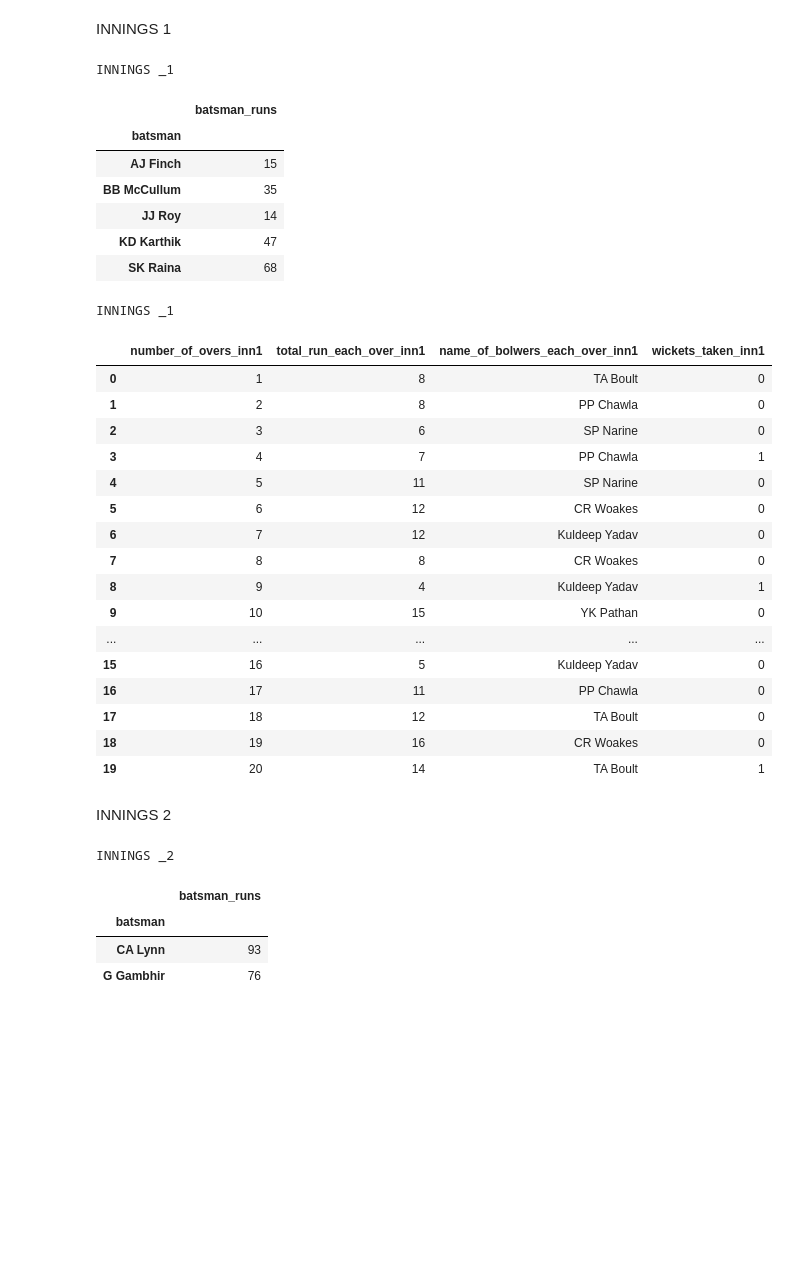
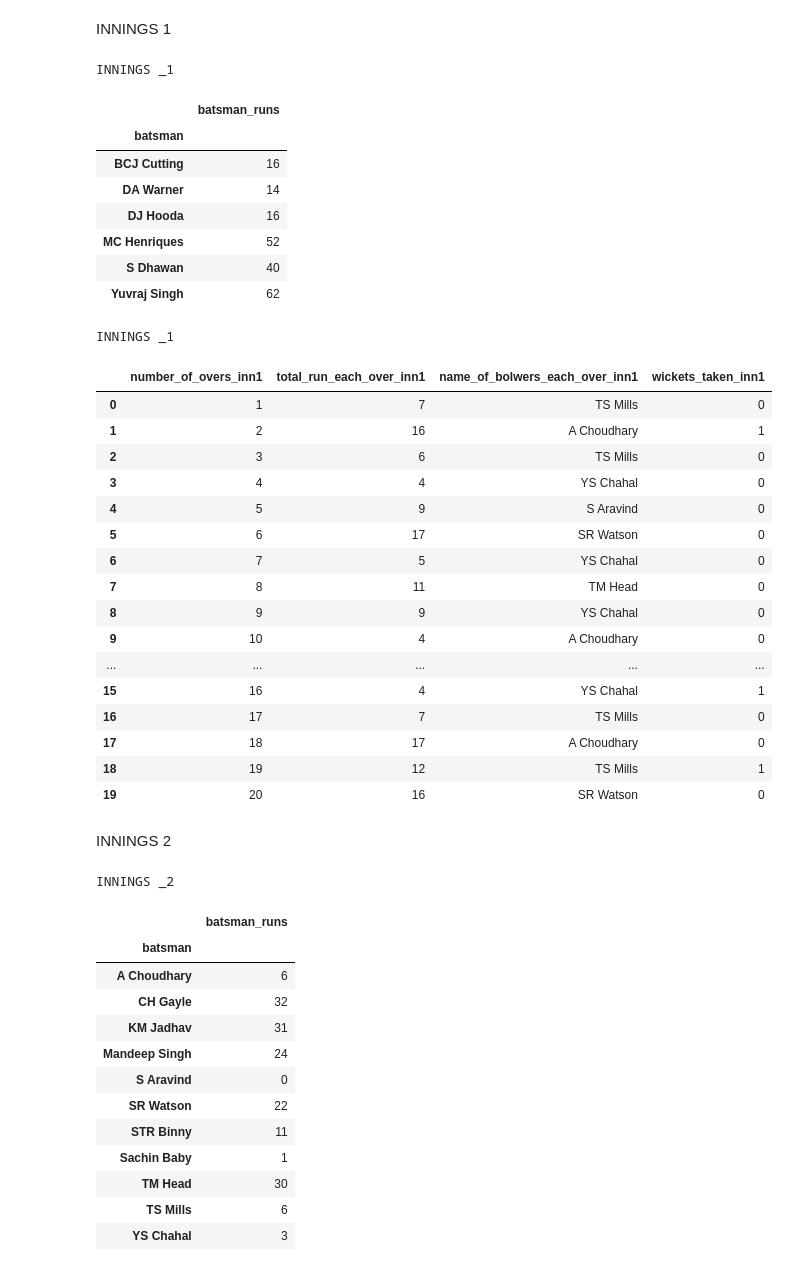
Before and after one commit to Aiant1/Data_Analysis_Projects, a Jupyter notebook: Indian_Premier_League_Data_analysis.ipynb, the cells around one changed output. Drawn from its saved outputs; the diff is of its cells as text; code cells hidden in the pictures; blank space fills up the shorter version.

```diff
--- a/Indian_Premier_League_Data_analysis.ipynb
+++ b/Indian_Premier_League_Data_analysis.ipynb
@@ -380,6 +397,5 @@ combined_data.head(50)
 # %%
 # each match analysis
-#input by the user should be match id
 
 def individual_match_analysis(id):
   data_frame=combined_data[combined_data["id"]==id]
@@ -426,7 +442,6 @@ def individual_match_analysis(id):
   information_each_over_inn2=pd.DataFrame({"number_of_overs_inn2":number_of_overs_inn2,"total_run_each_over_inn2":total_run_each_over_inn2,"name_of_bolwers_each_over_inn2":name_of_bolwers_each_over_inn2,"wickets_taken_inn2":wickets_taken_inn2})
 
   #OVERALL MATCH INFORMATION
-  match_information=pd.DataFrame({"teams":[team],"winning_team":[winning_team],"toss_wining_team":[toss_wining_team],"toss_decision":[toss_decision],"chasing_run":[total_run_to_be_chased_by_opponent]})
-
+  match_information=pd.DataFrame({"teams":[team],"winning_team":[winning_team],"toss_wining_team":[toss_wining_team],"toss_decision":[toss_decision],"chasing_run":[total_run_to_be_chased_by_opponent],"man_of_the_match":list(data_frame["player_of_match"])[0]})
 
   return match_information,batsman_indivisula_run_inng1,information_each_over_inn1,batsman_indivisula_run_inn2,information_each_over_inn2
@@ -435,4 +448,8 @@ def individual_match_analysis(id):
 # %%
 #call the function
 #enter the match id you want to analyze
-match_information,batsman_indivisula_run_inng1,information_each_over_inn1,batsman_indivisula_run_inn2,information_each_over_inn2=individual_match_analysis(3)
+input_match_id=int(input("input the match id number you want to analyze"))
+match_information,batsman_indivisula_run_inng1,information_each_over_inn1,batsman_indivisula_run_inn2,information_each_over_inn2=individual_match_analysis(input_match_id)
+#Winner of the match
+cm = sns.light_palette("blue", as_cmap=True)
+match_information.style.background_gradient(cmap=cm).set_caption("OVERALL_MATCH_INFORMATION")
@@ -446,51 +469,62 @@ OVERALL_MATCH_INFORMATION
 # %% [markdown]
 INNINGS 1
 # %%
+#Runs scored by each batsman on first innings of the match
 cm = sns.light_palette("red", as_cmap=True)
-# a=list(innings_1["batting_team"])[0]
 batsman_indivisula_run_inng1.style.background_gradient(cmap=cm).set_caption(f"INNINGS _1").set_table_attributes("style='display:inline'")
 # %% [output]
 INNINGS _1
 |  | batsman_runs |
 | batsman |  |
-| AJ Finch | 15 |
-| BB McCullum | 35 |
-| JJ Roy | 14 |
-| KD Karthik | 47 |
-| SK Raina | 68 |
+| BCJ Cutting | 16 |
+| DA Warner | 14 |
+| DJ Hooda | 16 |
+| MC Henriques | 52 |
+| S Dhawan | 40 |
+| Yuvraj Singh | 62 |
 # %%
+#Detailed information about overs,runs each over, wickets
 cm = sns.light_palette("green", as_cmap=True)
 information_each_over_inn1.style.background_gradient(cmap=cm).set_caption("INNINGS _1").set_table_attributes("style='display:inline'")
 # %% [output]
 INNINGS _1
 |  | number_of_overs_inn1 | total_run_each_over_inn1 | name_of_bolwers_each_over_inn1 | wickets_taken_inn1 |
-| 0 | 1 | 8 | TA Boult | 0 |
-| 1 | 2 | 8 | PP Chawla | 0 |
-| 2 | 3 | 6 | SP Narine | 0 |
-| 3 | 4 | 7 | PP Chawla | 1 |
-| 4 | 5 | 11 | SP Narine | 0 |
-| 5 | 6 | 12 | CR Woakes | 0 |
-| 6 | 7 | 12 | Kuldeep Yadav | 0 |
-| 7 | 8 | 8 | CR Woakes | 0 |
-| 8 | 9 | 4 | Kuldeep Yadav | 1 |
-| 9 | 10 | 15 | YK Pathan | 0 |
+| 0 | 1 | 7 | TS Mills | 0 |
+| 1 | 2 | 16 | A Choudhary | 1 |
+| 2 | 3 | 6 | TS Mills | 0 |
+| 3 | 4 | 4 | YS Chahal | 0 |
+| 4 | 5 | 9 | S Aravind | 0 |
+| 5 | 6 | 17 | SR Watson | 0 |
+| 6 | 7 | 5 | YS Chahal | 0 |
+| 7 | 8 | 11 | TM Head | 0 |
+| 8 | 9 | 9 | YS Chahal | 0 |
+| 9 | 10 | 4 | A Choudhary | 0 |
 | ... | ... | ... | ... | ... |
-| 15 | 16 | 5 | Kuldeep Yadav | 0 |
-| 16 | 17 | 11 | PP Chawla | 0 |
-| 17 | 18 | 12 | TA Boult | 0 |
-| 18 | 19 | 16 | CR Woakes | 0 |
-| 19 | 20 | 14 | TA Boult | 1 |
+| 15 | 16 | 4 | YS Chahal | 1 |
+| 16 | 17 | 7 | TS Mills | 0 |
+| 17 | 18 | 17 | A Choudhary | 0 |
+| 18 | 19 | 12 | TS Mills | 1 |
+| 19 | 20 | 16 | SR Watson | 0 |
 # %% [markdown]
 INNINGS 2
 # %%
+#Runs scored by each batsman on 2nd innings of the match
+
 cm = sns.light_palette("blue", as_cmap=True)
-a=list(innings_2["batting_team"])[0]
-
 batsman_indivisula_run_inn2.style.background_gradient(cmap=cm).set_caption(f"INNINGS _2").set_table_attributes("style='display:inline'")
 # %% [output]
 INNINGS _2
 |  | batsman_runs |
 | batsman |  |
-| CA Lynn | 93 |
-| G Gambhir | 76 |
+| A Choudhary | 6 |
+| CH Gayle | 32 |
+| KM Jadhav | 31 |
+| Mandeep Singh | 24 |
+| S Aravind | 0 |
+| SR Watson | 22 |
+| STR Binny | 11 |
+| Sachin Baby | 1 |
+| TM Head | 30 |
+| TS Mills | 6 |
+| YS Chahal | 3 |
 # %%
```
Also changed, not shown: parts of 27 cells of this notebook.
